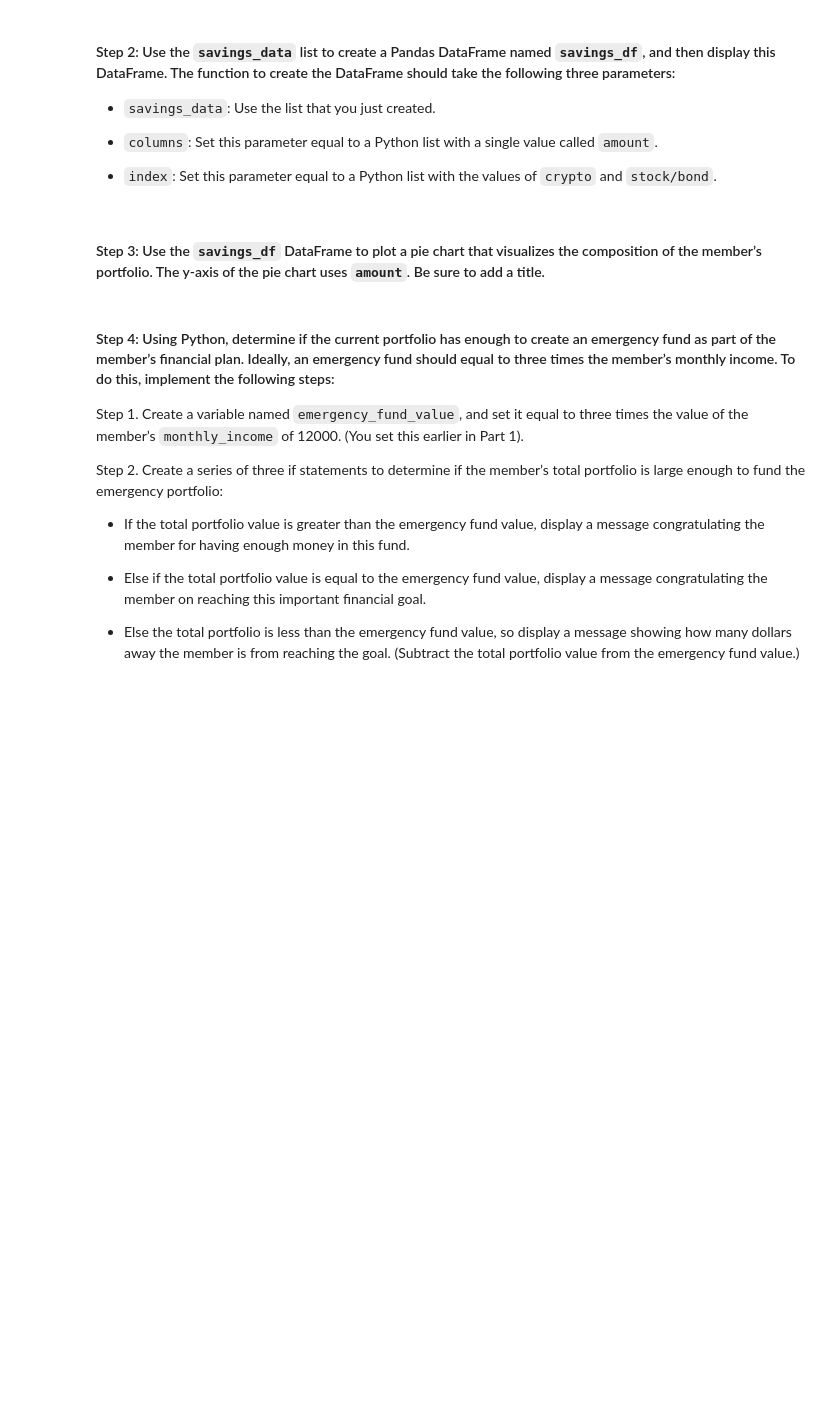
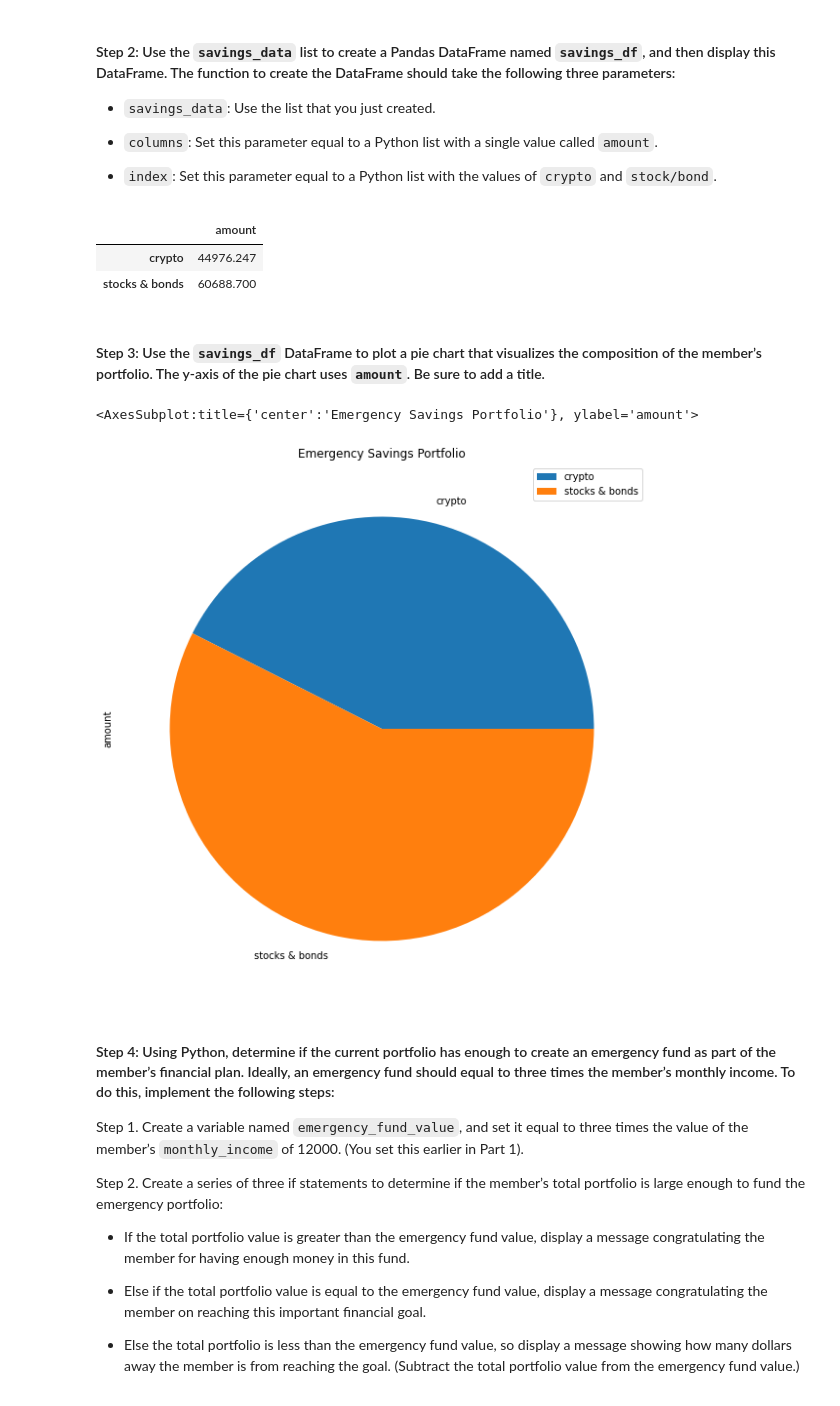
Before and after one commit to j-w-code/Module_5_Project, a Jupyter notebook: 05_Starter_Code/financial_planning_tools.ipynb, the cells around one changed output. Cells and saved outputs as stored; diff of their text form; code cells hidden in the pictures; blank space fills up the shorter version.

```diff
--- a/05_Starter_Code/financial_planning_tools.ipynb
+++ b/05_Starter_Code/financial_planning_tools.ipynb
@@ -190,7 +190,11 @@ alpaca_api_key = os.getenv("ALPACA_API_KEY")
 alpaca_secret_key = os.getenv("ALPACA_SECRET_KEY")
 
 # Create the Alpaca tradeapi.REST object
-alpaca = tradeapi.REST(alpaca_api_key, alpaca_secret_key, api_version="v2")
+alpaca = tradeapi.REST(
+    key_id=alpaca_api_key,
+    secret_key=alpaca_secret_key,
+    api_version="v2"
+)
 # %% [markdown]
 #### Step 3: Set the following parameters for the Alpaca API call:
 
@@ -325,7 +329,7 @@ In this section, you’ll use the valuations for the cryptocurrency wallet and f
 #### Step 1: Create a Python list named `savings_data` that has two elements. The first element contains the total value of the cryptocurrency wallet. The second element contains the total value of the stock and bond portions of the portfolio.
 # %%
 # Consolidate financial assets data into a Python list
-# YOUR CODE HERE
+savings_data = [total_crypto_wallet, total_stocks_bonds]
 
 # Review the Python list savings_data
-# YOUR CODE HERE
+savings_data
@@ -339,15 +345,21 @@ In this section, you’ll use the valuations for the cryptocurrency wallet and f
 - `index`: Set this parameter equal to a Python list with the values of `crypto` and `stock/bond`.
 # %%
 # Create a Pandas DataFrame called savings_df
-# YOUR CODE HERE
-
+savings_df = pd.DataFrame(savings_data, columns=['amount'], index=["crypto", "stocks & bonds"])
 # Display the savings_df DataFrame
-# YOUR CODE HERE
+display(savings_df.head())
+# %% [output]
+|  | amount |
+| crypto | 44976.247 |
+| stocks & bonds | 60688.700 |
 # %% [markdown]
 #### Step 3: Use the `savings_df` DataFrame to plot a pie chart that visualizes the composition of the member’s portfolio. The y-axis of the pie chart uses `amount`. Be sure to add a title.
 # %%
 # Plot the total value of the member's portfolio (crypto and stock/bond) in a pie chart
-# YOUR CODE HERE
+savings_df.plot.pie(y='amount', title="Emergency Savings Portfolio", figsize=(15,10))
+# %% [output]
+<AxesSubplot:title={'center':'Emergency Savings Portfolio'}, ylabel='amount'>
+[figure, added]
 # %% [markdown]
 #### Step 4: Using Python, determine if the current portfolio has enough to create an emergency fund as part of the member’s financial plan. Ideally, an emergency fund should equal to three times the member’s monthly income. To do this, implement the following steps:
 
```
Also changed, not shown: parts of 13 cells of this notebook.
